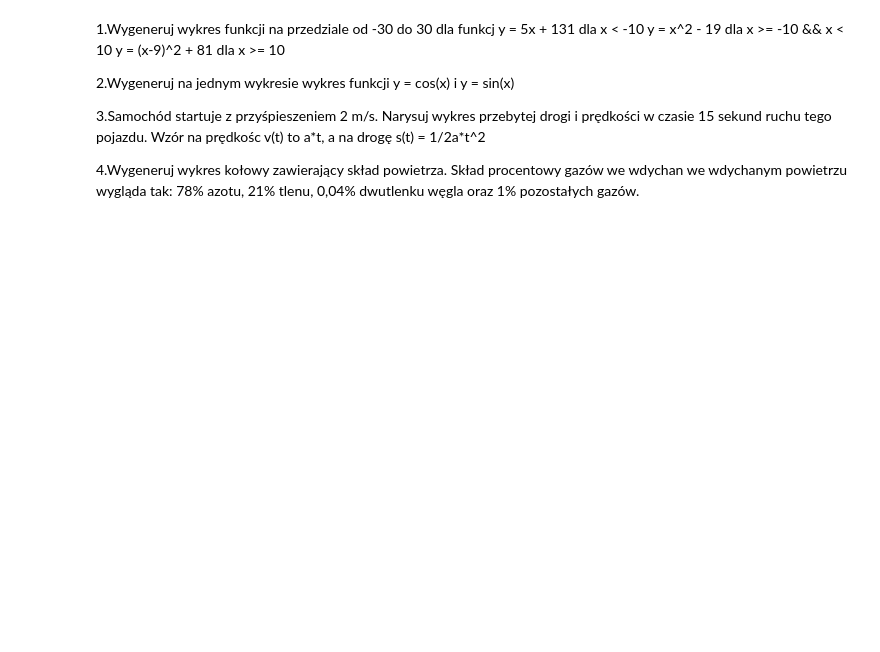
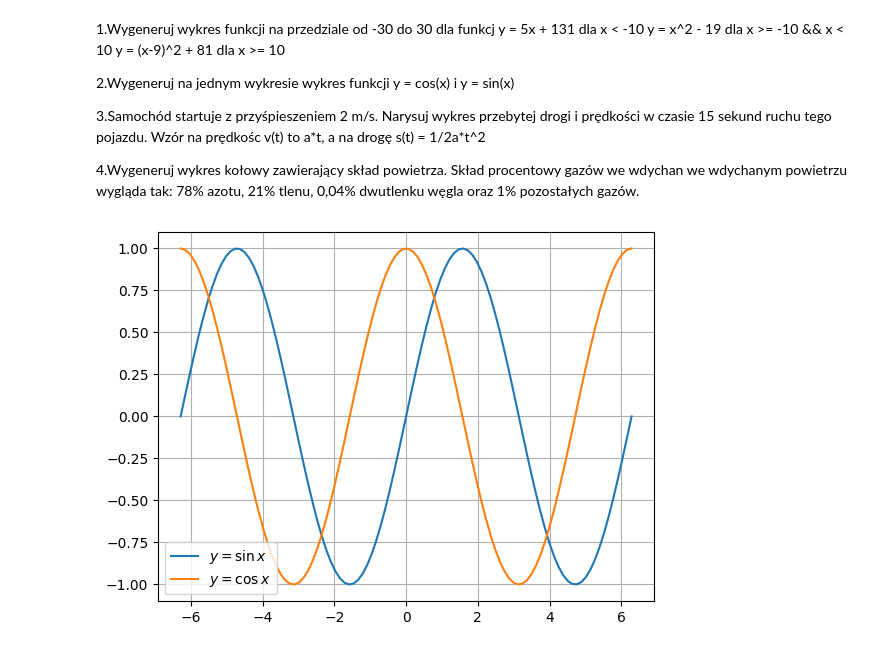
Before and after one commit to piutrus/kurs-ai, a Jupyter notebook: matplotlib.ipynb, the cells around one changed output. Drawn from its saved outputs; the diff is of its cells as text; code cells hidden in the pictures; blank space fills up the shorter version.

```diff
--- a/matplotlib.ipynb
+++ b/matplotlib.ipynb
@@ -57,0 +80,19 @@ dwutlenku węgla oraz 1% pozostałych gazów.
+# %%
+# ZAD 2
+import matplotlib.pyplot as plt
+import numpy as np
+
+X = np.linspace(-2*np.pi, 2*np.pi, 100)
+Y1 = np.sin(X)
+Y2 = np.cos(X)
+
+fig, ax = plt.subplots()
+
+ax.plot(X, Y1, label = r"$y = \sin x$")
+ax.plot(X, Y2, label = r"$y = \cos x$")
+
+plt.legend()
+plt.grid()
+plt.show()
+# %% [output]
+[figure, added]
```
Also changed, not shown: parts of 2 cells of this notebook.
